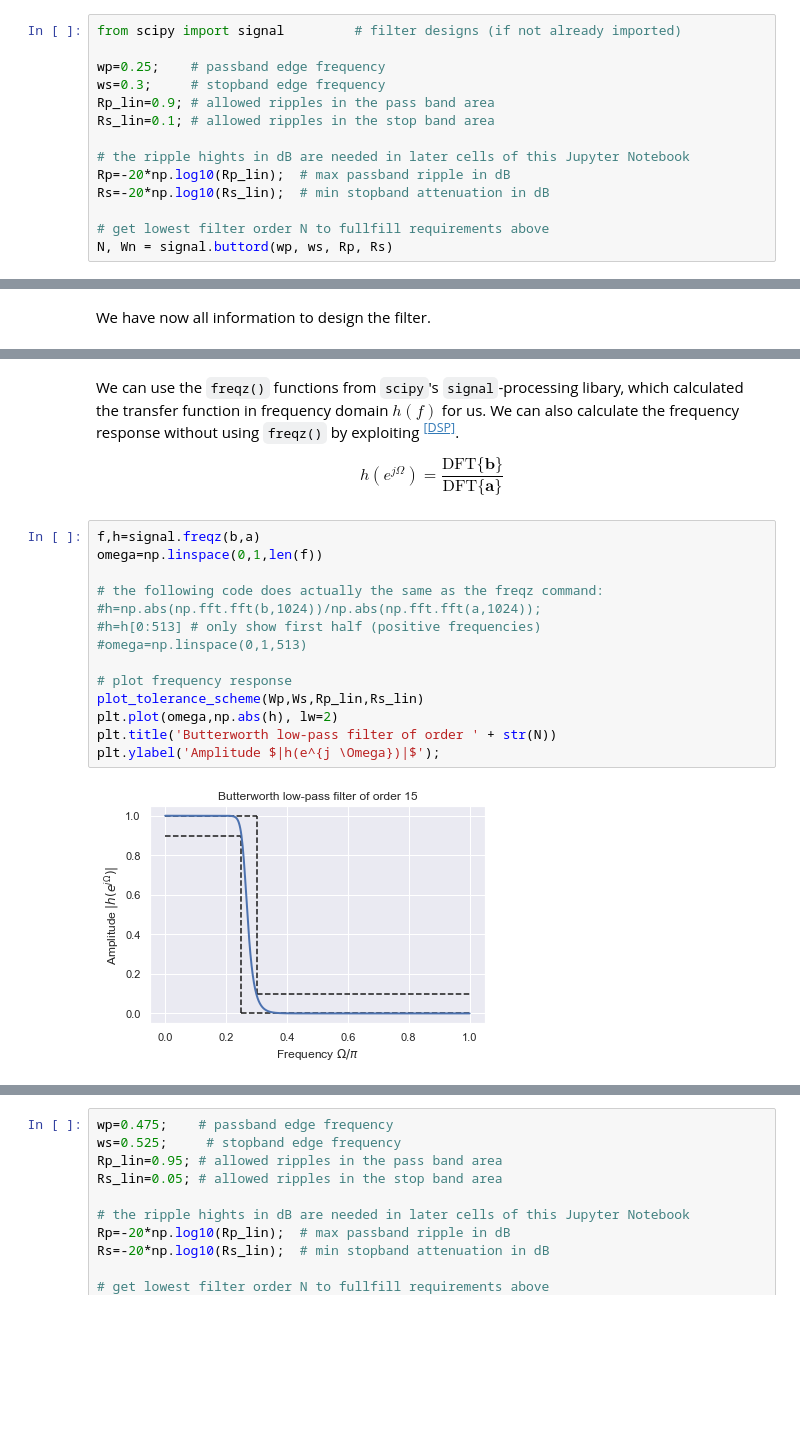
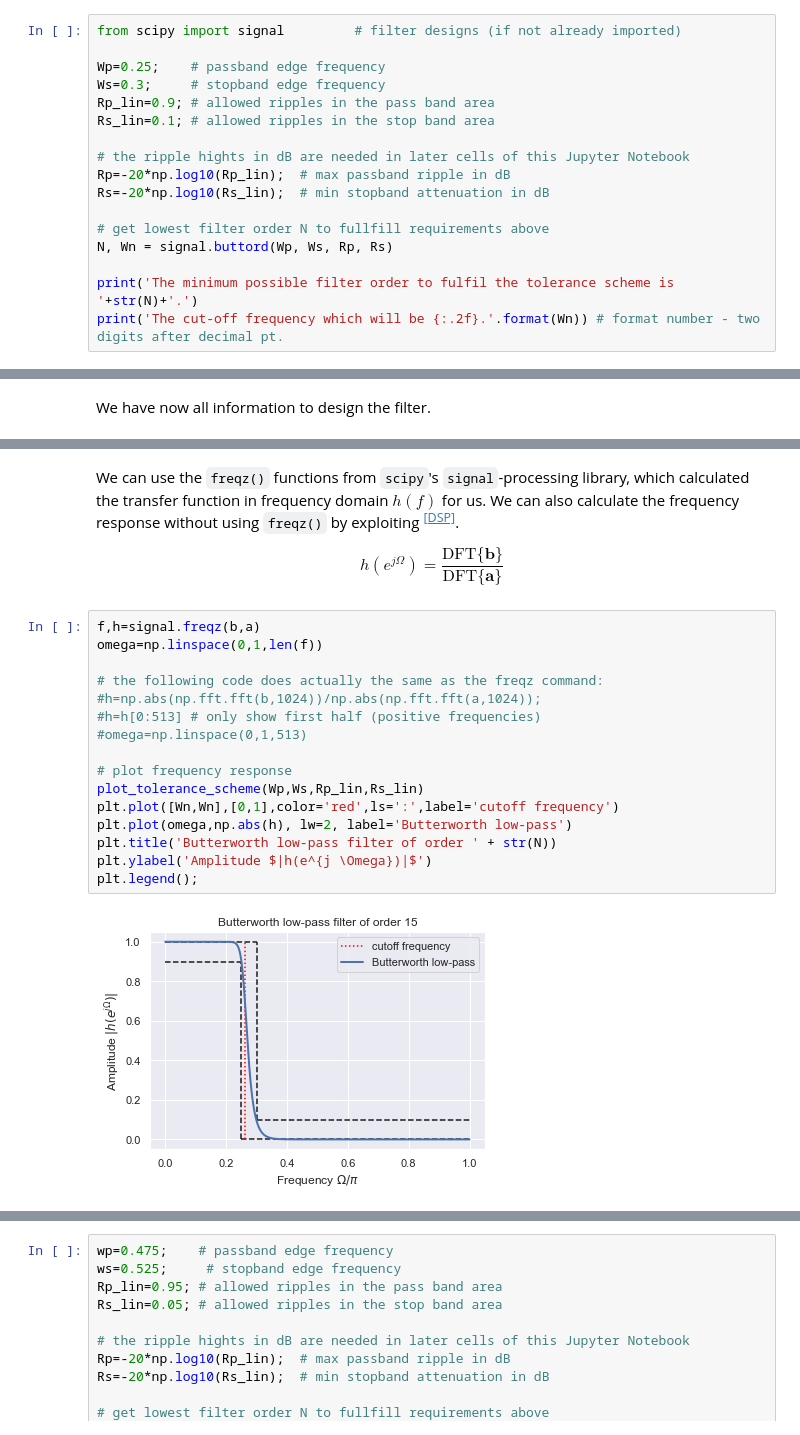
Before and after one commit to sap-shef/SpeechProcesssingLab, a Jupyter notebook: Lab-Sheet-Solutions/Lab-Sheet-5-Solution.ipynb, the cells around one changed output, grey strips where cells are left out. Drawn from its saved outputs; the diff is of its cells as text; blank space fills up the shorter version.

```diff
--- a/Lab-Sheet-Solutions/Lab-Sheet-5-Solution.ipynb
+++ b/Lab-Sheet-Solutions/Lab-Sheet-5-Solution.ipynb
@@ -226,8 +226,8 @@ To ensure that our tolerace scheme is fullfilled we have to know, how many coeff
 # %%
 from scipy import signal         # filter designs (if not already imported)
 
-wp=0.25;    # passband edge frequency
-ws=0.3;     # stopband edge frequency
+Wp=0.25;    # passband edge frequency
+Ws=0.3;     # stopband edge frequency
 Rp_lin=0.9; # allowed ripples in the pass band area
 Rs_lin=0.1; # allowed ripples in the stop band area
 
@@ -236,4 +236,7 @@ Rp=-20*np.log10(Rp_lin);  # max passband ripple in dB
 Rs=-20*np.log10(Rs_lin);  # min stopband attenuation in dB
 
 # get lowest filter order N to fullfill requirements above
-N, Wn = signal.buttord(wp, ws, Rp, Rs)
+N, Wn = signal.buttord(Wp, Ws, Rp, Rs)
+
+print('The minimum possible filter order to fulfil the tolerance scheme is '+str(N)+'.')
+print('The cut-off frequency which will be {:.2f}.'.format(Wn)) # format number - two digits after decimal pt.
@@ -245,5 +254,5 @@ b, a = signal.butter(N, Wn, 'low')
 # %% [markdown]
-We can use the `freqz()` functions from `scipy`'s `signal`-processing libary, which calculated the transfer function in frequency domain $h(f)$ for us. We can also calculate the frequency response without using `freqz()` by exploiting <sup>[[DSP]](https://www.dsprelated.com/freebooks/filters/Frequency_Response_Analysis.html)</sup>.
+We can use the `freqz()` functions from `scipy`'s `signal`-processing library, which calculated the transfer function in frequency domain $h(f)$ for us. We can also calculate the frequency response without using `freqz()` by exploiting <sup>[[DSP]](https://www.dsprelated.com/freebooks/filters/Frequency_Response_Analysis.html)</sup>.
 
 \begin{equation}
 h(e^{j \Omega}) = \frac{\mathrm{DFT}\{\mathbf{b}\}}{\mathrm{DFT}\{\mathbf{a}\}}
@@ -251,16 +260,18 @@ h(e^{j \Omega}) = \frac{\mathrm{DFT}\{\mathbf{b}\}}{\mathrm{DFT}\{\mathbf{a}\}}
 # %%
 f,h=signal.freqz(b,a)
 omega=np.linspace(0,1,len(f))
 
 # the following code does actually the same as the freqz command:
 #h=np.abs(np.fft.fft(b,1024))/np.abs(np.fft.fft(a,1024));
 #h=h[0:513] # only show first half (positive frequencies)
 #omega=np.linspace(0,1,513)
 
 # plot frequency response
 plot_tolerance_scheme(Wp,Ws,Rp_lin,Rs_lin)
-plt.plot(omega,np.abs(h), lw=2)
+plt.plot([Wn,Wn],[0,1],color='red',ls=':',label='cutoff frequency')
+plt.plot(omega,np.abs(h), lw=2, label='Butterworth low-pass')
 plt.title('Butterworth low-pass filter of order ' + str(N))
-plt.ylabel('Amplitude $|h(e^{j \Omega})|$');
+plt.ylabel('Amplitude $|h(e^{j \Omega})|$')
+plt.legend();
 # %% [output]
-[figure, old version]
+[figure, new version]
```
Also changed, not shown: parts of 25 cells of this notebook, 1 other file.
